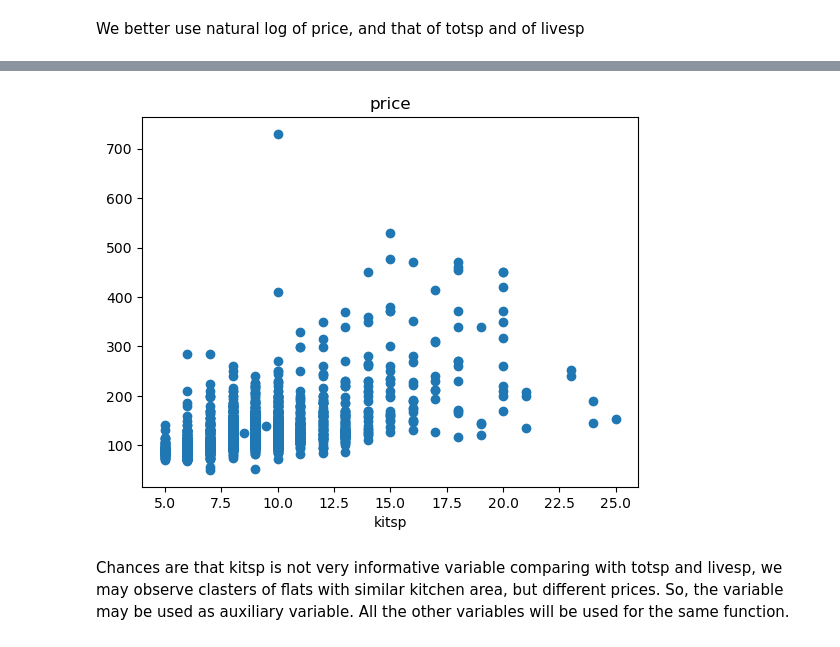
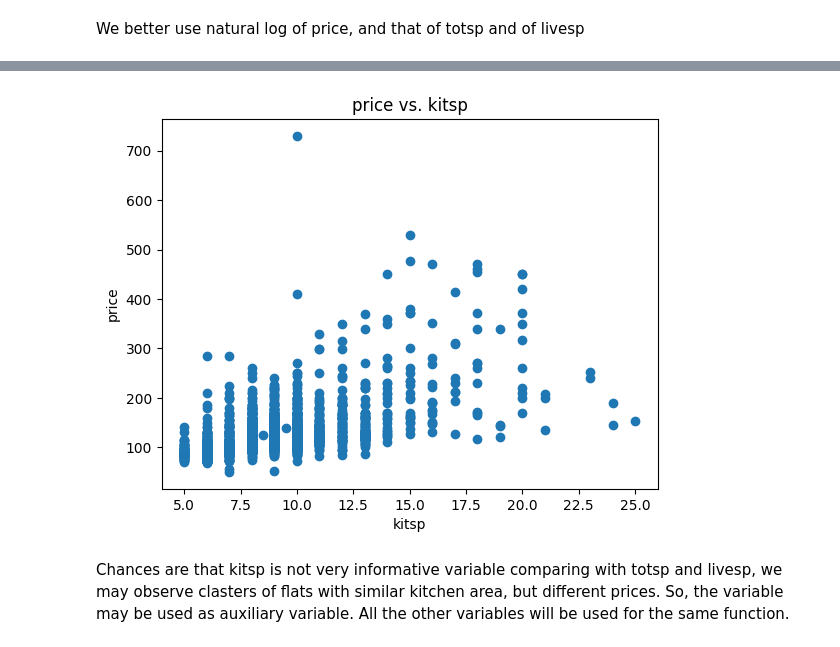
Before and after one commit to MathewShuvarikov/Python_and_R, a Jupyter notebook: Regression/Moscow_housing_regression.ipynb, the cells around one changed output, grey strips where cells are left out. Drawn from its saved outputs; the diff is of its cells as text; code cells hidden in the pictures.

```diff
--- a/Regression/Moscow_housing_regression.ipynb
+++ b/Regression/Moscow_housing_regression.ipynb
@@ -105,10 +137,11 @@ I will use log(price) in upcoming modeling
 # %%
 # scatter plot between price and kitsp
 plt.scatter(x=df.kitsp, y=df.price)
-plt.title("price")
+plt.title("price vs. kitsp")
 plt.xlabel("kitsp")
+plt.ylabel("price")
 plt.show()
 # %% [output]
-[figure, old version]
+[figure, new version]
 # %% [markdown]
 Chances are that kitsp is not very informative variable comparing with totsp and livesp, we may observe clasters of flats with similar kitchen area, but different prices. So, the variable may be used as auxiliary variable. All the other variables will be used for the same function.
```
Also changed, not shown: parts of 47 cells of this notebook, 1 other file.
